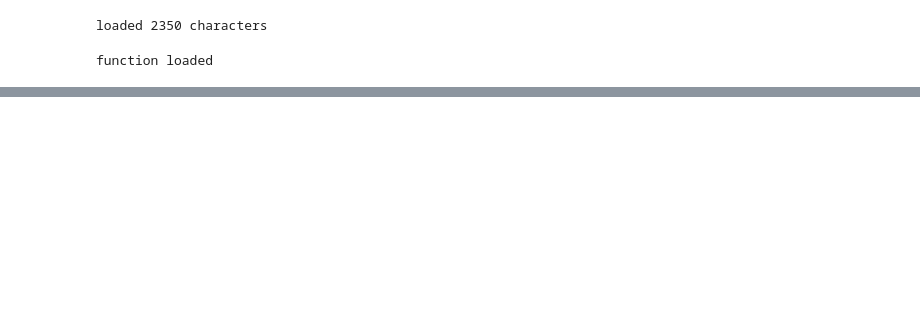
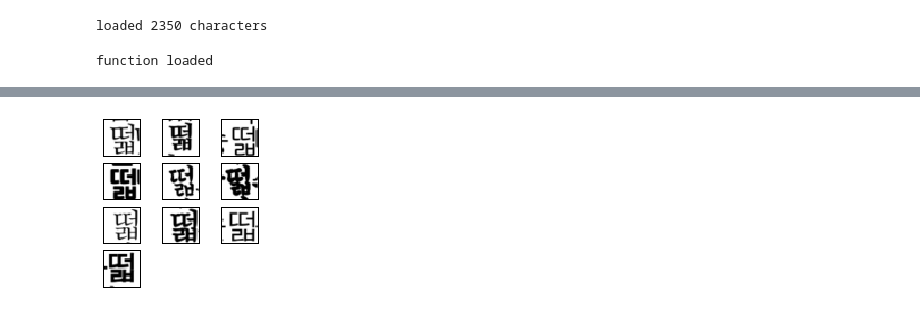
Before and after one commit to yeonwooKim/KoreanOCR, a Jupyter notebook: ch_recog_data.ipynb, the cells around one changed output, grey strips where cells are left out. Cells and saved outputs as stored; diff of their text form; code cells hidden in the pictures; blank space fills up the shorter version.

```diff
--- a/ch_recog_data.ipynb
+++ b/ch_recog_data.ipynb
@@ -127,0 +163,17 @@ draw_subplot(sliced, 3, 3)
+# %%
+import itertools
+import json
+
+fonts = ["NanumMyeongjo", "NanumGothic", "Gungsuh", "Batang", "Dotum"]
+weights = ["NORMAL", "BOLD"]
+
+
+def show_example(ch, fonts, weights):
+    sliced = []
+    for font, weight in itertools.product(fonts, weights):
+        sliced.append(slice_img(generate_mat(ch, font, weight)))
+    draw_subplot(sliced, math.ceil(len(sliced)/3), 3)
+
+show_example("떫", fonts, weights)
+# %% [output]
+[figure, added]
```
Also changed, not shown: parts of 7 cells of this notebook.
